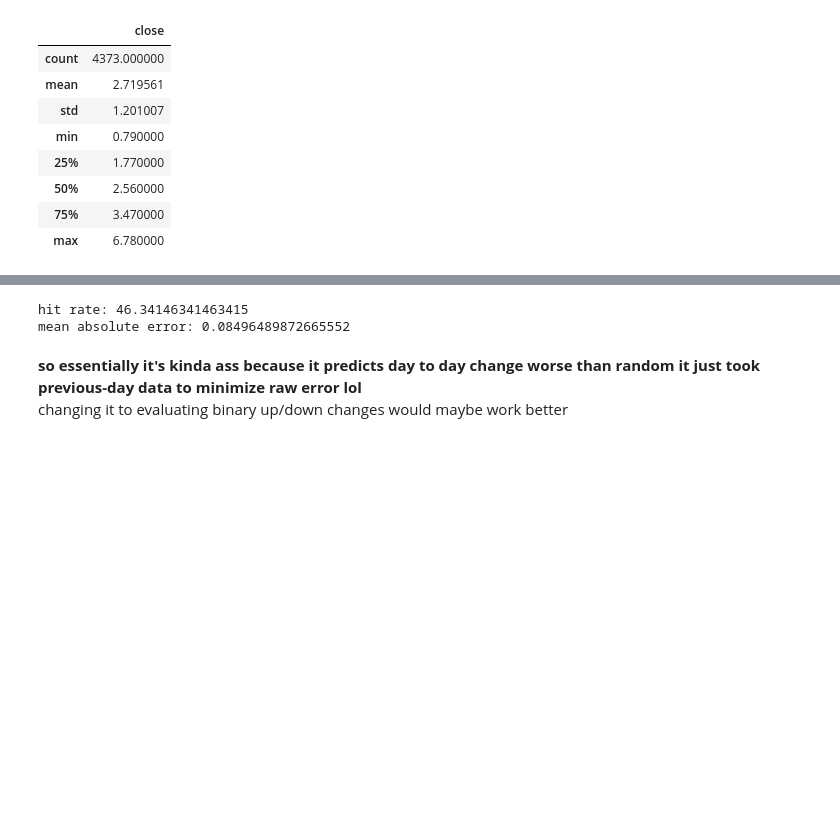
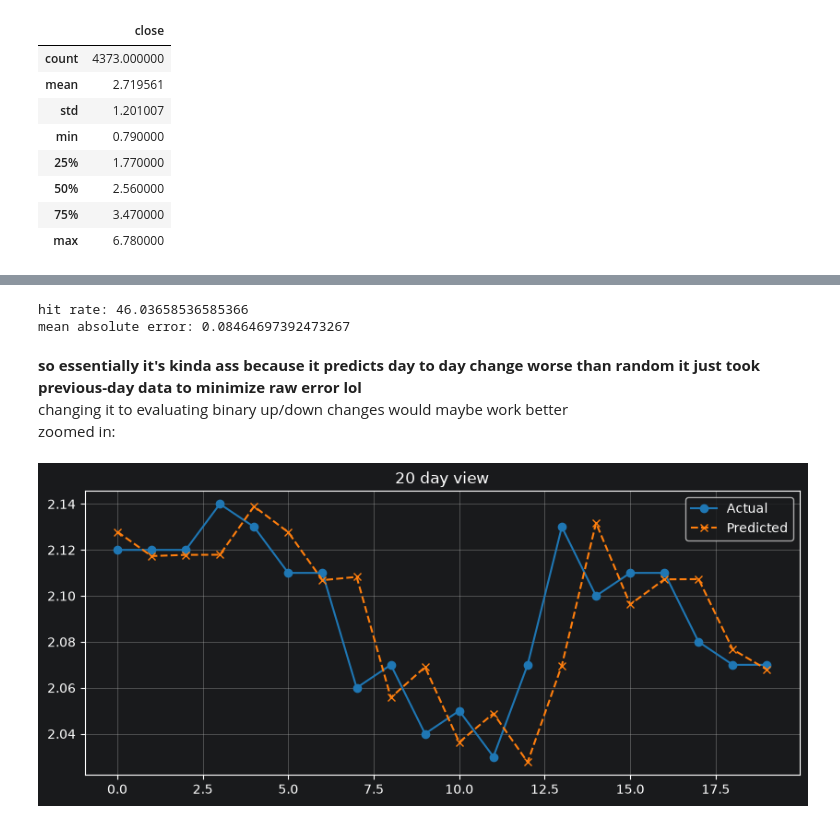
Before and after one commit to trashca/placeholdername, a Jupyter notebook: file.ipynb, the cells around one changed output, grey strips where cells are left out. Cells and saved outputs as stored; diff of their text form; code cells hidden in the pictures; blank space fills up the shorter version.

```diff
--- a/file.ipynb
+++ b/file.ipynb
@@ -262,12 +293,32 @@ Text(0, 0.5, 'Stock Price')
 # %%
+test_close = data["close"].iloc[val_end - look_back :].to_numpy()
 actual_diff = np.diff(test_close)[look_back - 1 :]
 hit_rate = np.mean(np.sign(actual_diff) == np.sign(predict_diff)) * 100
 mae = np.mean(np.abs(actual - predicted_close))
 print(f'hit rate: {hit_rate}')
 print(f'mean absolute error: {mae}')
 # %% [output]
-hit rate: 46.34146341463415
-mean absolute error: 0.08496489872665552
+hit rate: 46.03658536585366
+mean absolute error: 0.08464697392473267
 # %% [markdown]
 **so essentially it's kinda ass because it predicts day to day change worse than random it just took previous-day data to minimize raw error lol** \
-changing it to evaluating binary up/down changes would maybe work better
+changing it to evaluating binary up/down changes would maybe work better \
+zoomed in:
+# %%
+plt.figure(figsize=(10, 4))
+plt.plot(
+    actual[100:120], label="Actual", marker="o", color="tab:blue"
+)
+plt.plot(
+    predicted_close[100:120],
+    label="Predicted",
+    marker="x",
+    color="tab:orange",
+    linestyle="--",
+)
+plt.title("20 day view")
+plt.legend()
+plt.grid(True)
+plt.show()
+# %% [output]
+[figure, added]
```
Also changed, not shown: parts of 8 cells of this notebook, 1 other file.
